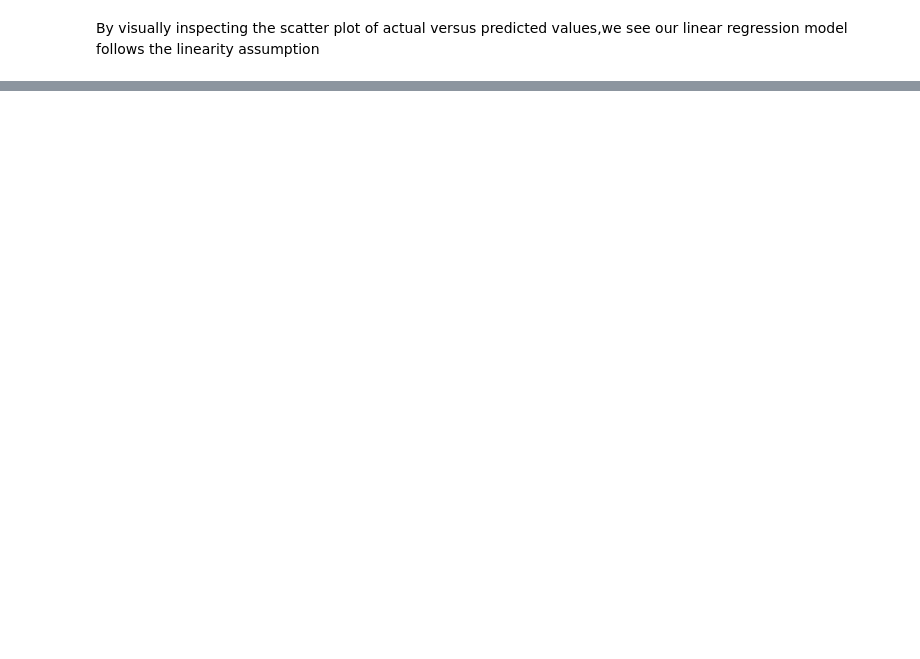
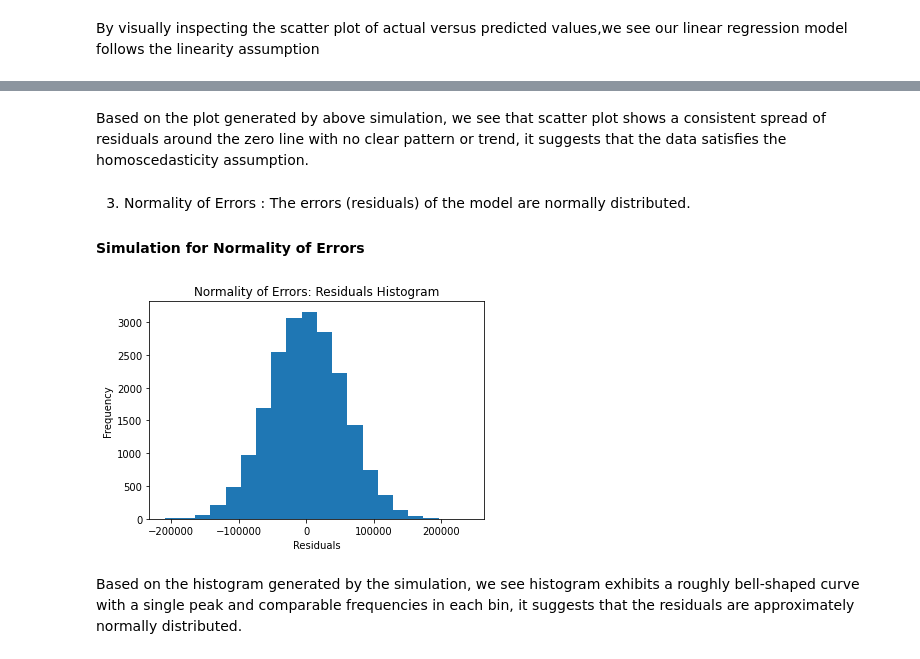
Before and after one commit to Apoorva-Kulkarni96/MachineLearning, a Jupyter notebook: SimpleLinearRegression/CarResalePricePredition.ipynb, the cells around one changed output, grey strips where cells are left out. Cells and saved outputs as stored; diff of their text form; code cells hidden in the pictures; blank space fills up the shorter version.

```diff
--- a/SimpleLinearRegression/CarResalePricePredition.ipynb
+++ b/SimpleLinearRegression/CarResalePricePredition.ipynb
@@ -88,0 +105,16 @@ Name: selling_price, Length: 20000, dtype: float64
+# %% [markdown]
+Based on the plot generated by above simulation, we see that scatter plot shows a consistent spread of residuals around the zero line with no clear pattern or trend, it suggests that the data satisfies the homoscedasticity assumption.
+# %% [markdown]
+3. Normality of Errors : The errors (residuals) of the model are normally distributed.
+
+#### Simulation for Normality of Errors
+# %%
+plt.hist(residuals, bins=20)
+plt.xlabel("Residuals")
+plt.ylabel("Frequency")
+plt.title('Normality of Errors: Residuals Histogram')
+plt.show()
+# %% [output]
+[figure, added]
+# %% [markdown]
+Based on the histogram generated by the simulation, we see histogram exhibits a roughly bell-shaped curve with a single peak and comparable frequencies in each bin, it suggests that the residuals are approximately normally distributed.
```
Also changed, not shown: parts of 41 cells of this notebook, 1 other file.
